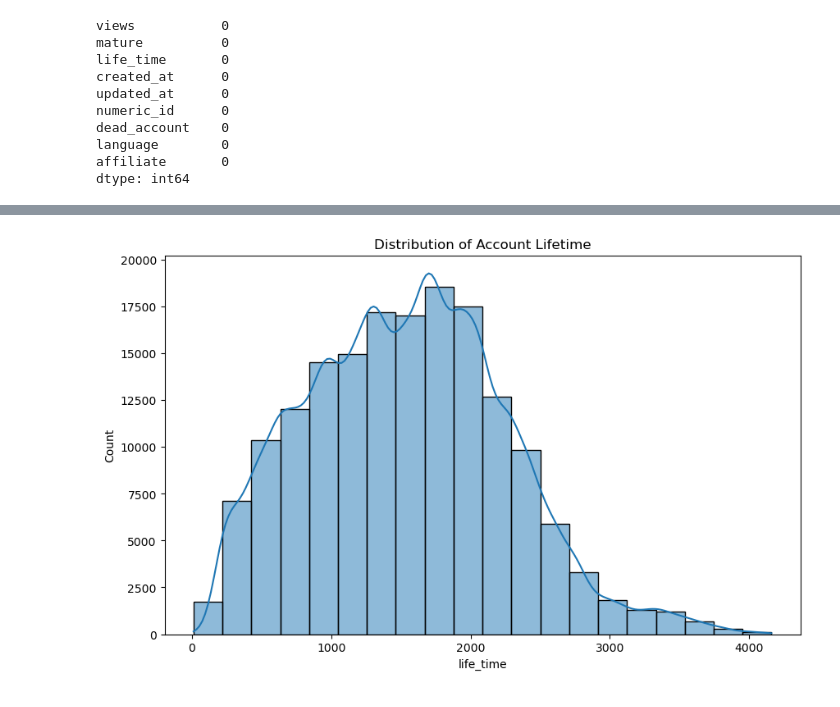
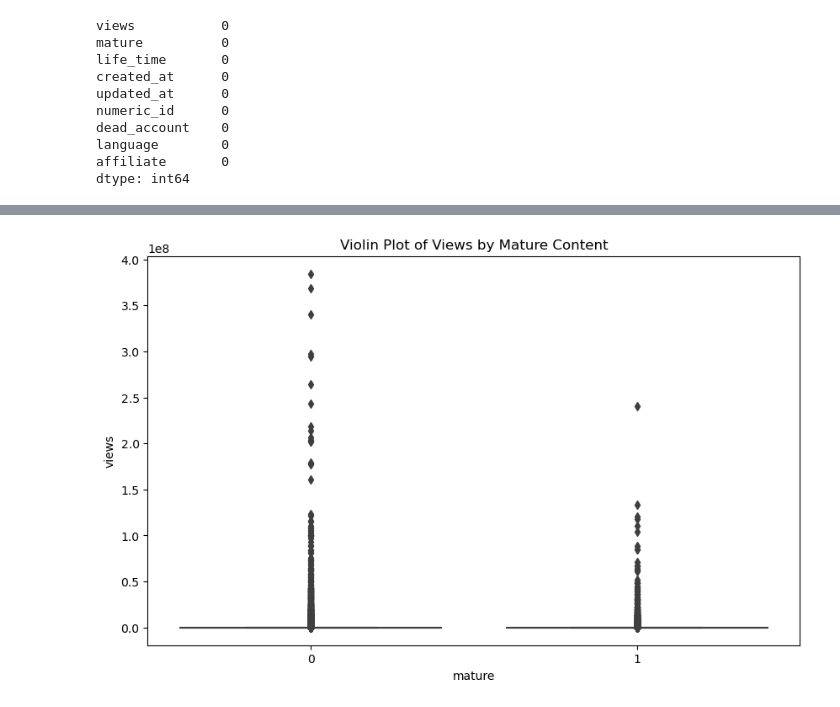
Before and after one commit to kevinlin0638/mini-project, a Jupyter notebook: project/EDA.ipynb, the cells around one changed output, grey strips where cells are left out. Saved outputs shown, nothing was run; the diff lists cells and outputs as text; code cells hidden in the pictures.

```diff
--- a/project/EDA.ipynb
+++ b/project/EDA.ipynb
@@ -77,0 +82,8 @@ dtype: int64
+# %%
+# Time Series Analysis
+df_node['Creation Date'] = pd.to_datetime(df_node['created_at'])
+df_node['Last Update'] = pd.to_datetime(df_node['updated_at'])
+df_node['Creation Month'] = df_node['Creation Date'].dt.month
+df_node['Creation Year'] = df_node['Creation Date'].dt.year
+
+df_node
@@ -98,9 +325,8 @@ plt.show()
 # %%
-# Distribution of numerical variables
-
+# Violin Plots
 plt.figure(figsize=(10, 6))
-sns.histplot(df_node['life_time'], bins=20, kde=True)
-plt.title('Distribution of Account Lifetime')
+sns.boxplot(x='mature', y='views', data=df_node)
+plt.title('Violin Plot of Views by Mature Content')
 plt.show()
 # %% [output]
-[figure, old version]
+[figure, new version]
```
Also changed, not shown: parts of 32 cells of this notebook, 1 other file.
